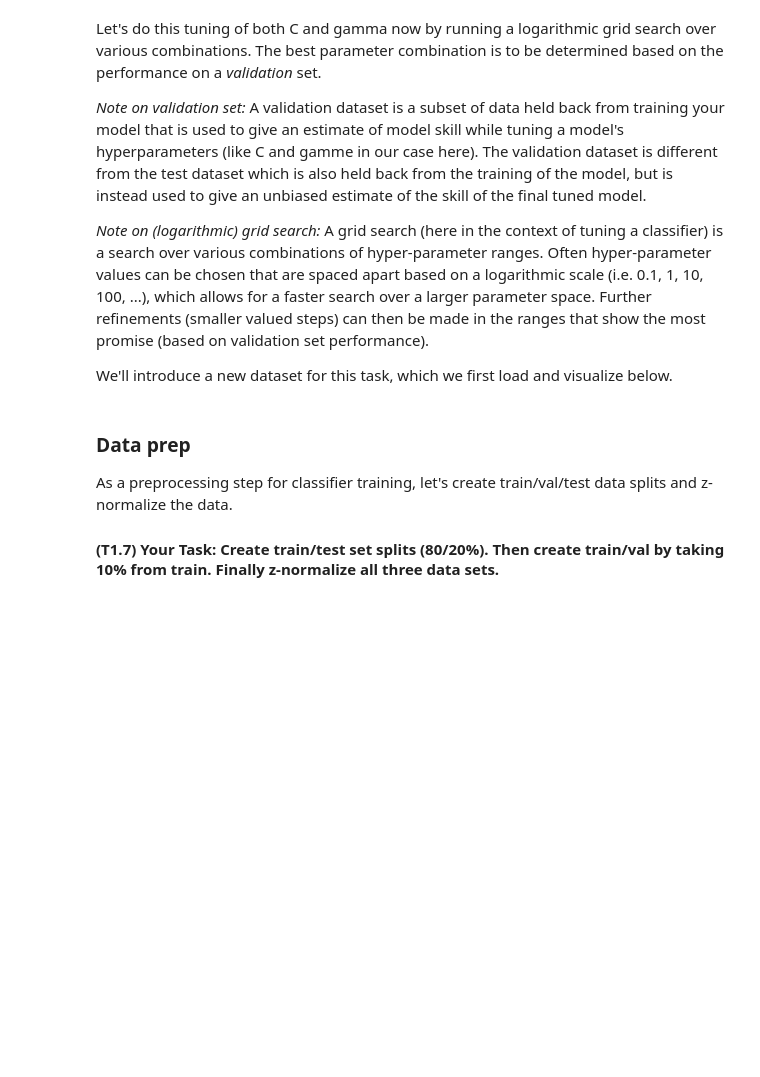
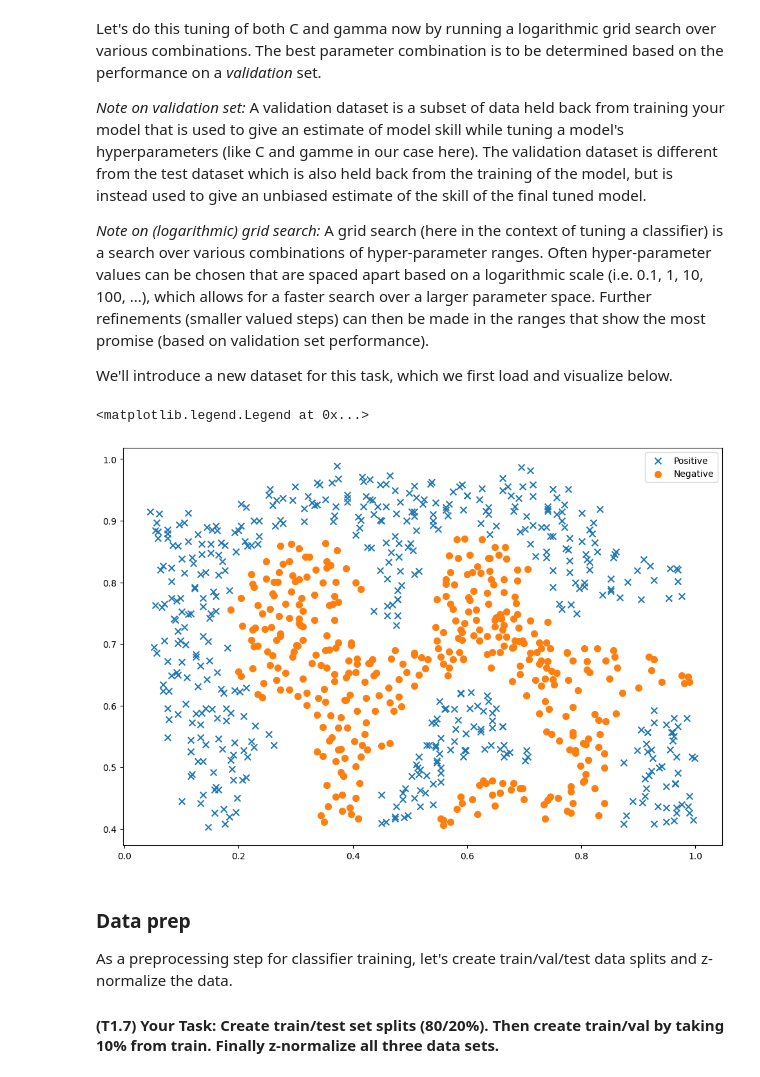
Before and after one commit to melihonat/sose23, a Jupyter notebook: ml/blatt3/Exercise_3-Handout.ipynb, the cells around one changed output. Drawn from its saved outputs; the diff is of its cells as text; code cells hidden in the pictures; blank space fills up the shorter version.

```diff
--- a/ml/blatt3/Exercise_3-Handout.ipynb
+++ b/ml/blatt3/Exercise_3-Handout.ipynb
@@ -289,17 +316,20 @@ We'll introduce a new dataset for this task, which we first load and visualize b
 # %%
 ### Load new dataset
 
 # Let's load and preprocess the data first
 raw_data = loadmat('ex3data2.mat')
 
 # YOUR CODE HERE
-X_all,y_all =
+X_all,y_all = raw_data['X'], raw_data['y']
 
 # visualize the data
 fig, ax = plt.subplots(figsize=(12,8))
 ax.scatter(X_all[np.where(y_all==1)[0],0],X_all[np.where(y_all==1)[0],1], s=50, marker='x', label='Positive')
 ax.scatter(X_all[np.where(y_all==0)[0],0],X_all[np.where(y_all==0)[0],1], s=50, marker='o', label='Negative')
 ax.legend()
+# %% [output]
+<matplotlib.legend.Legend at 0x...>
+[figure, added]
 # %% [markdown]
 ### Data prep
 
```
Also changed, not shown: parts of 9 cells of this notebook.
